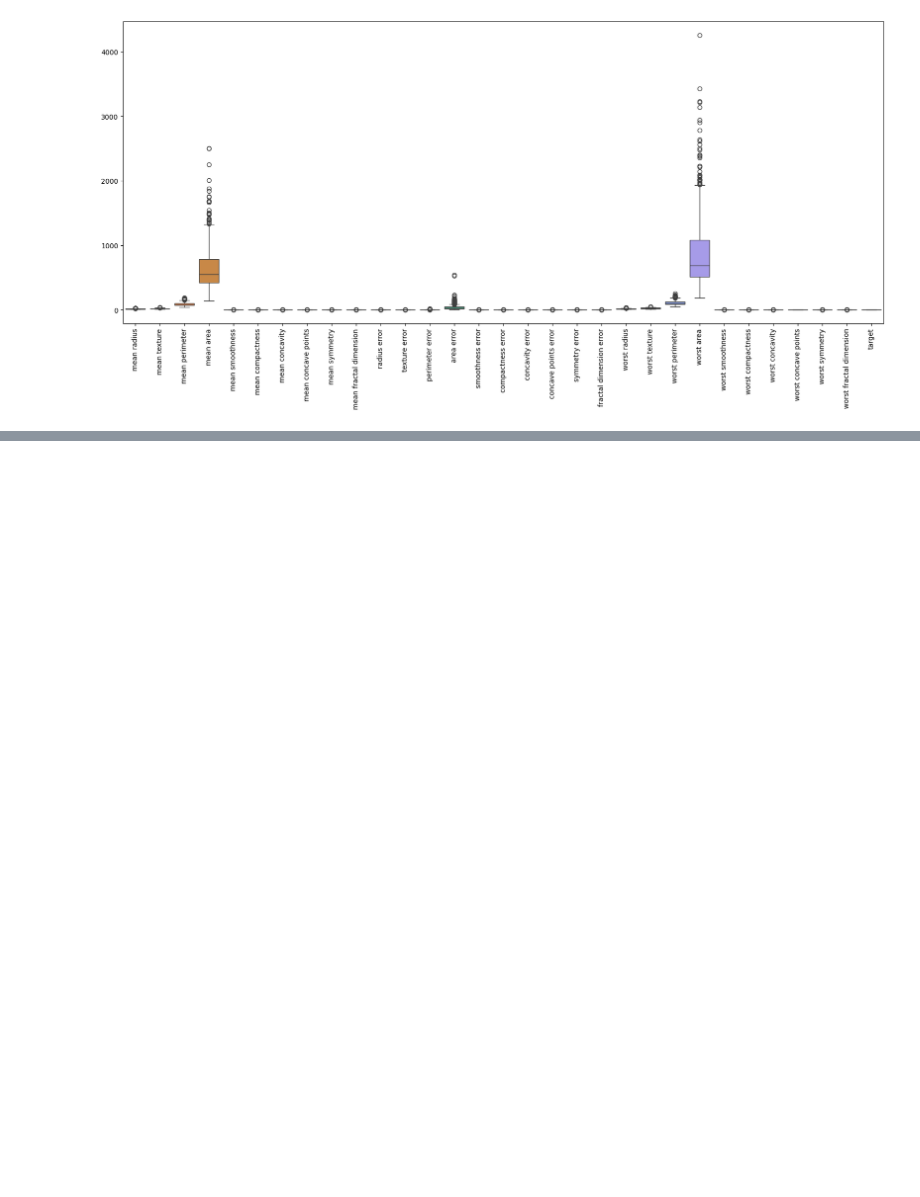
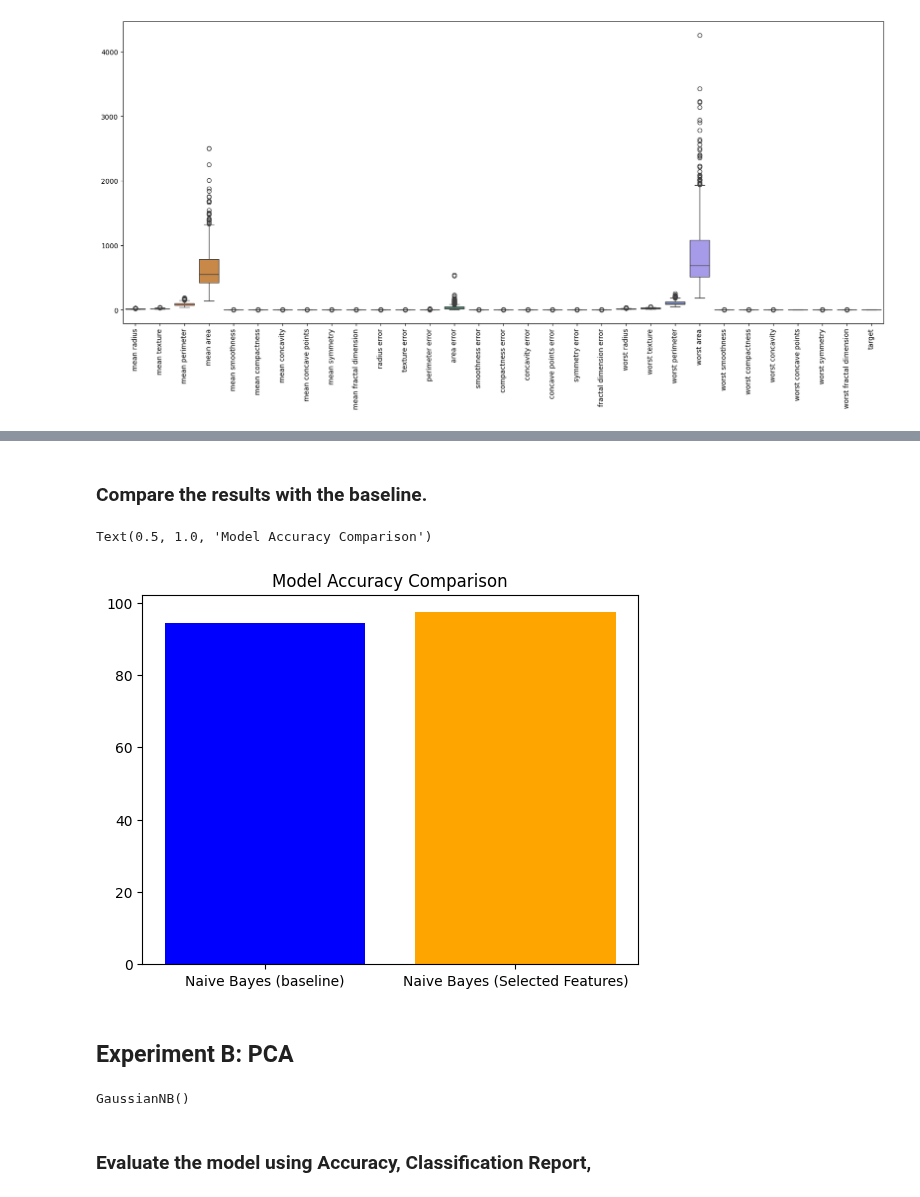
Before and after one commit to ZeyadArafat/Naive_Bayes_Classification, a Jupyter notebook: GaussianNB.ipynb, the cells around one changed output, grey strips where cells are left out. Saved outputs shown, nothing was run; the diff lists cells and outputs as text; code cells hidden in the pictures; blank space fills up the shorter version.

Commit message:
make the featuer selection and PCA for NB gaussian model

```diff
--- a/GaussianNB.ipynb
+++ b/GaussianNB.ipynb
@@ -106,0 +246,14 @@ weighted avg       0.97      0.97      0.97       114
+# %% [markdown]
+### Compare the results with the baseline.
+# %%
+models = ['Naive Bayes (baseline)', 'Naive Bayes (Selected Features)']
+
+accuracy_list = [94.4 , 97.3]
+
+plt.bar(models, accuracy_list, color=['blue', 'orange'])
+plt.title('Model Accuracy Comparison')
+# %% [output]
+Text(0.5, 1.0, 'Model Accuracy Comparison')
+[figure, added]
+# %% [markdown]
+## Experiment B: PCA
@@ -106,0 +266,7 @@ weighted avg       0.97      0.97      0.97       114
+# %%
+Gaussian_nb_PCA = GaussianNB()
+Gaussian_nb_PCA.fit(X_train_pca, y_train_smoted)
+# %% [output]
+GaussianNB()
+# %% [markdown]
+### Evaluate the model using Accuracy, Classification Report,
```
Also changed, not shown: parts of 32 cells of this notebook.
